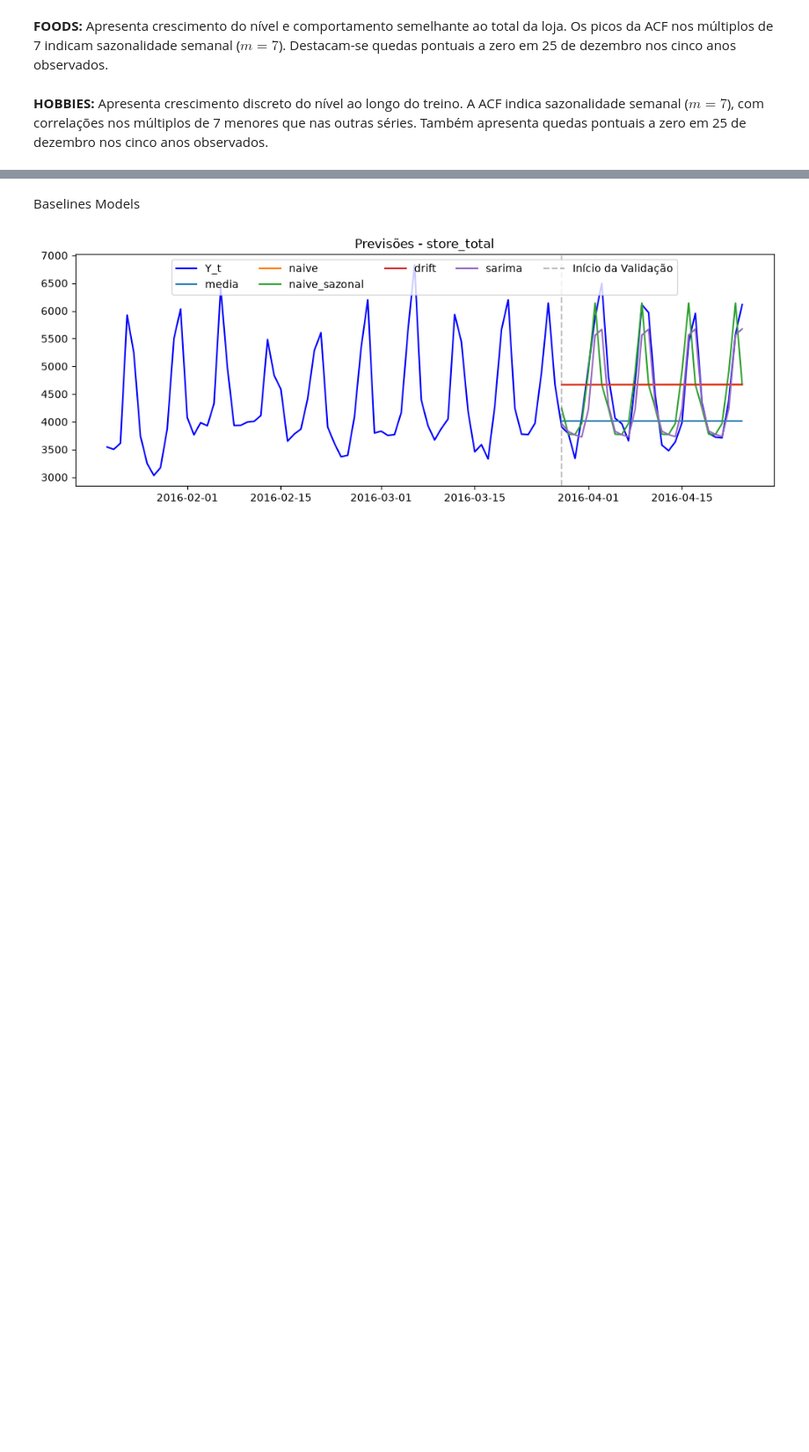
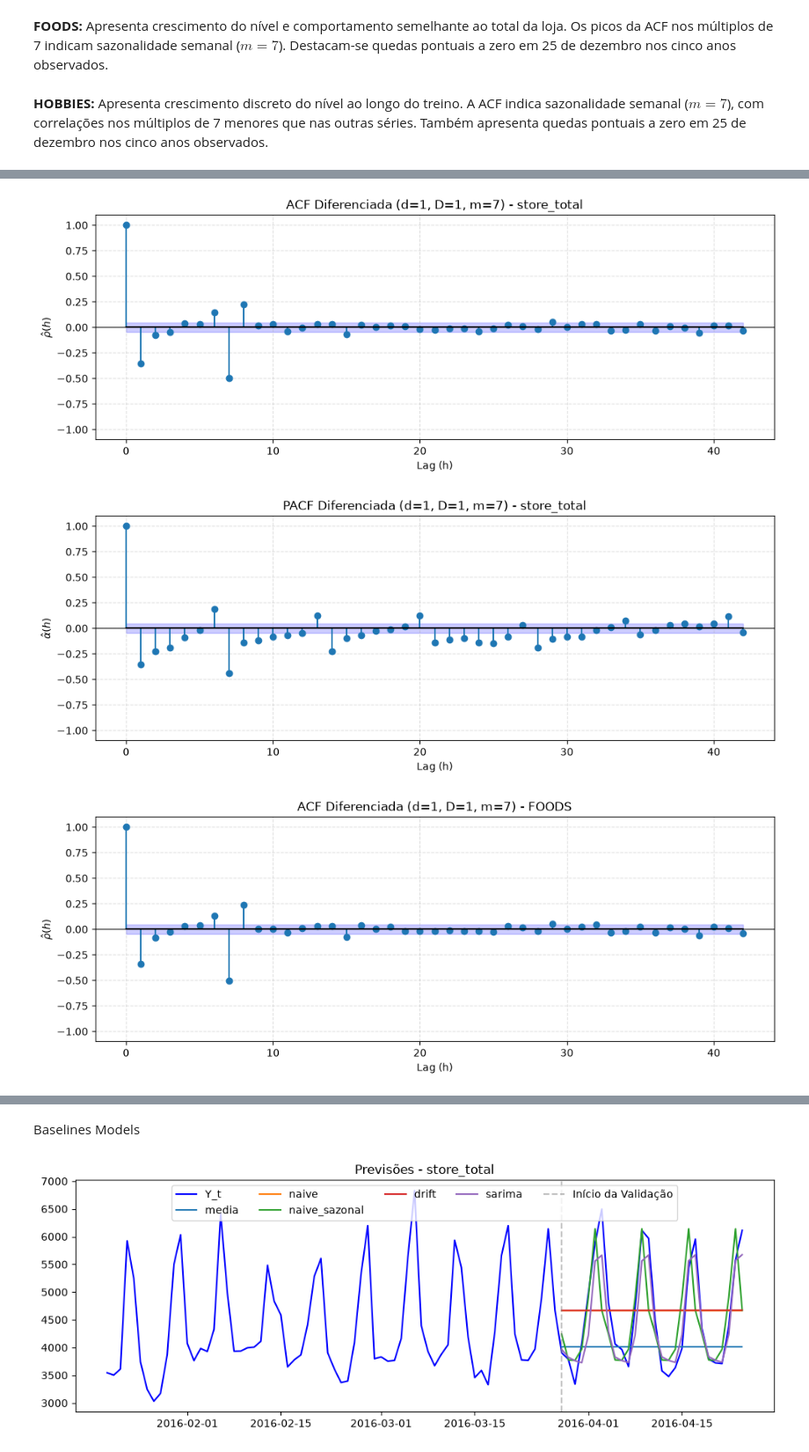
Before and after one commit to mistercapote/time-series-a2-2026, a Jupyter notebook: main.ipynb, the cells around one changed output, grey strips where cells are left out. Shown at 88% size. Saved outputs shown, nothing was run; the diff lists cells and outputs as text; code cells hidden in the pictures; blank space fills up the shorter version.

Commit message:
feat: diagnostico SARIMA com analise de ACF/PACF e ordens justificadas

```diff
--- a/main.ipynb
+++ b/main.ipynb
@@ -112,0 +131,23 @@ for label in labels:
+# %%
+for label in labels:
+    # Diferenciação combinada: ordinária (d=1) e sazonal (D=1, m=7)
+    diff_series = train_data[label].diff(1).diff(7).dropna()
+    diff_dates = train_data["date"].loc[diff_series.index]
+
+    viz.grafico_ACF(
+        diff_series,
+        diff_dates,
+        titulo=f"ACF Diferenciada (d=1, D=1, m=7) - {label}",
+        nlags=42,
+    )
+
+    viz.grafico_PACF(
+        diff_series,
+        diff_dates,
+        titulo=f"PACF Diferenciada (d=1, D=1, m=7) - {label}",
+        nlags=42,
+    )
+# %% [output]
+[figure, added]
+[figure, added]
+[figure, added]
```
Also changed, not shown: parts of 4 cells of this notebook, 2 other files.
